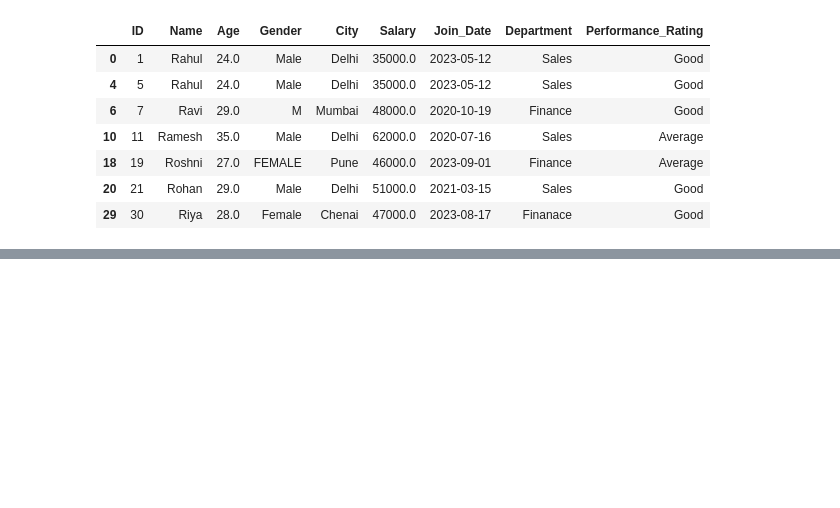
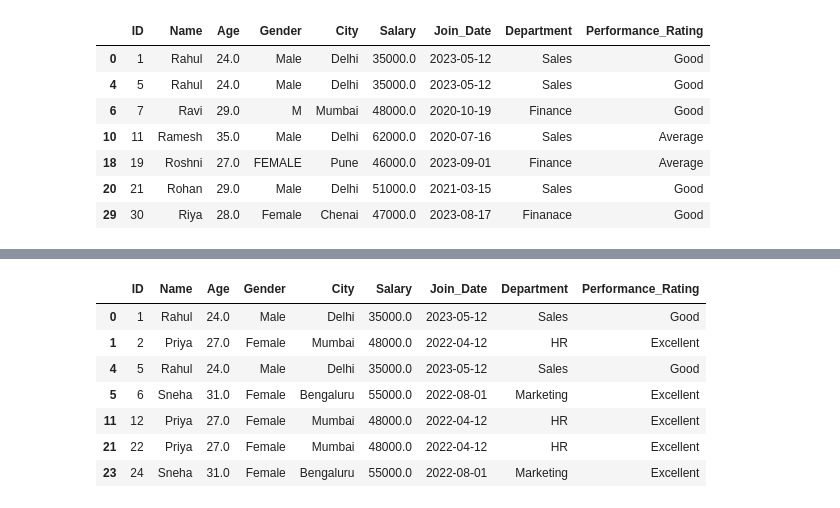
Before and after one commit to O-NS23/Data-Analysis-Basics, a Jupyter notebook: DataAnalysis1.ipynb, the cells around one changed output, grey strips where cells are left out. Saved outputs shown, nothing was run; the diff lists cells and outputs as text; code cells hidden in the pictures; blank space fills up the shorter version.

```diff
--- a/DataAnalysis1.ipynb
+++ b/DataAnalysis1.ipynb
@@ -343,0 +525,12 @@ newdf
+# %%
+df[df.duplicated(subset=df.columns.difference(['ID']),keep=False)]
+#When we're not considering ID column we can see many duplicates.
+# %% [output]
+|  | ID | Name | Age | Gender | City | Salary | Join_Date | Department | Performance_Rating |
+| 0 | 1 | Rahul | 24.0 | Male | Delhi | 35000.0 | 2023-05-12 | Sales | Good |
+| 1 | 2 | Priya | 27.0 | Female | Mumbai | 48000.0 | 2022-04-12 | HR | Excellent |
+| 4 | 5 | Rahul | 24.0 | Male | Delhi | 35000.0 | 2023-05-12 | Sales | Good |
+| 5 | 6 | Sneha | 31.0 | Female | Bengaluru | 55000.0 | 2022-08-01 | Marketing | Excellent |
+| 11 | 12 | Priya | 27.0 | Female | Mumbai | 48000.0 | 2022-04-12 | HR | Excellent |
+| 21 | 22 | Priya | 27.0 | Female | Mumbai | 48000.0 | 2022-04-12 | HR | Excellent |
+| 23 | 24 | Sneha | 31.0 | Female | Bengaluru | 55000.0 | 2022-08-01 | Marketing | Excellent |
```
Also changed, not shown: parts of 34 cells of this notebook.
